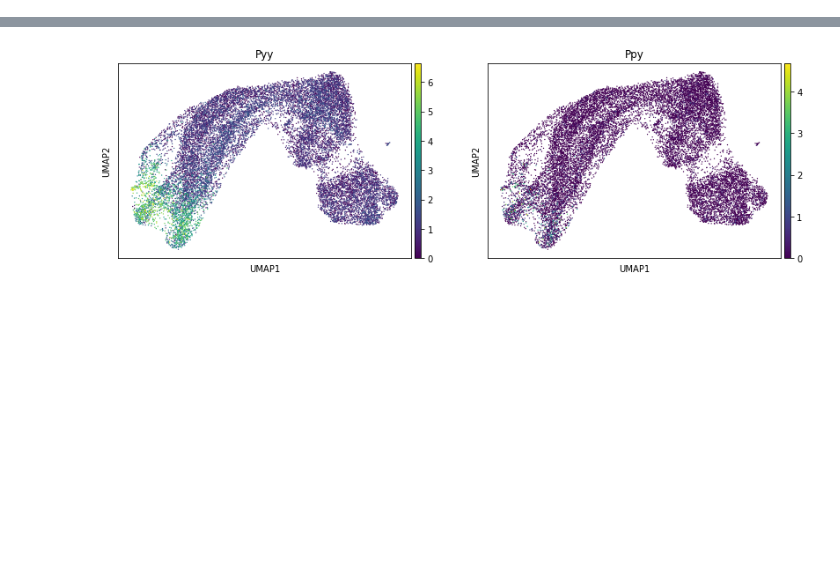
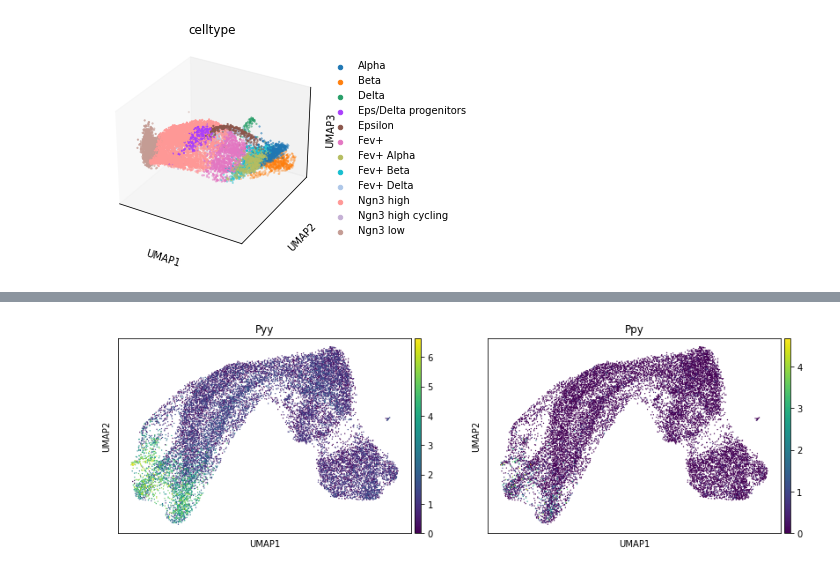
Before and after one commit to theislab/moscot-framework_reproducibility, a Jupyter notebook: Untitled.ipynb, the cells around one changed output, grey strips where cells are left out. Saved outputs shown, nothing was run; the diff lists cells and outputs as text; code cells hidden in the pictures; blank space fills up the shorter version.

```diff
--- a/Untitled.ipynb
+++ b/Untitled.ipynb
@@ -6,0 +20,4 @@ adata = sc.read_h5ad("/Users/dominik.klein/data/pancreas_2022.h5ad")
+# %%
+adata.obsm["umap"][:,0] = -adata.obsm["X_umap"][:,0]
+# %%
+adata_red = adata[~adata.obs["celltype"].isin(["Ductal", "Prlf. Ductal", "Imm. Acinar", "Mat. Acinar"])]
@@ -6,0 +26,6 @@ adata = sc.read_h5ad("/Users/dominik.klein/data/pancreas_2022.h5ad")
+# %%
+adata_red.obsm["umap"][:,0] = -adata_red.obsm["X_umap"][:,0]
+# %%
+sc.pl.umap(adata_red, projection="3d", color="celltype")
+# %% [output]
+[figure, added]
```
Also changed, not shown: parts of 12 cells of this notebook, 6 other files.
